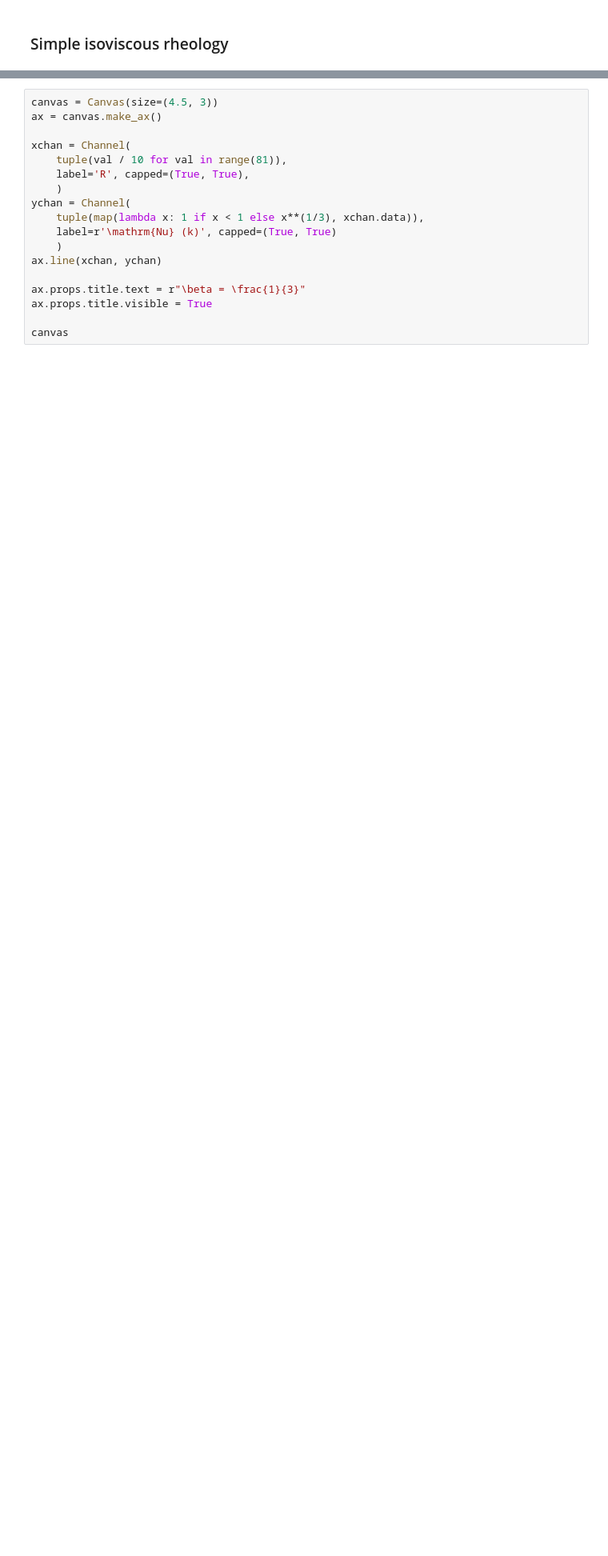
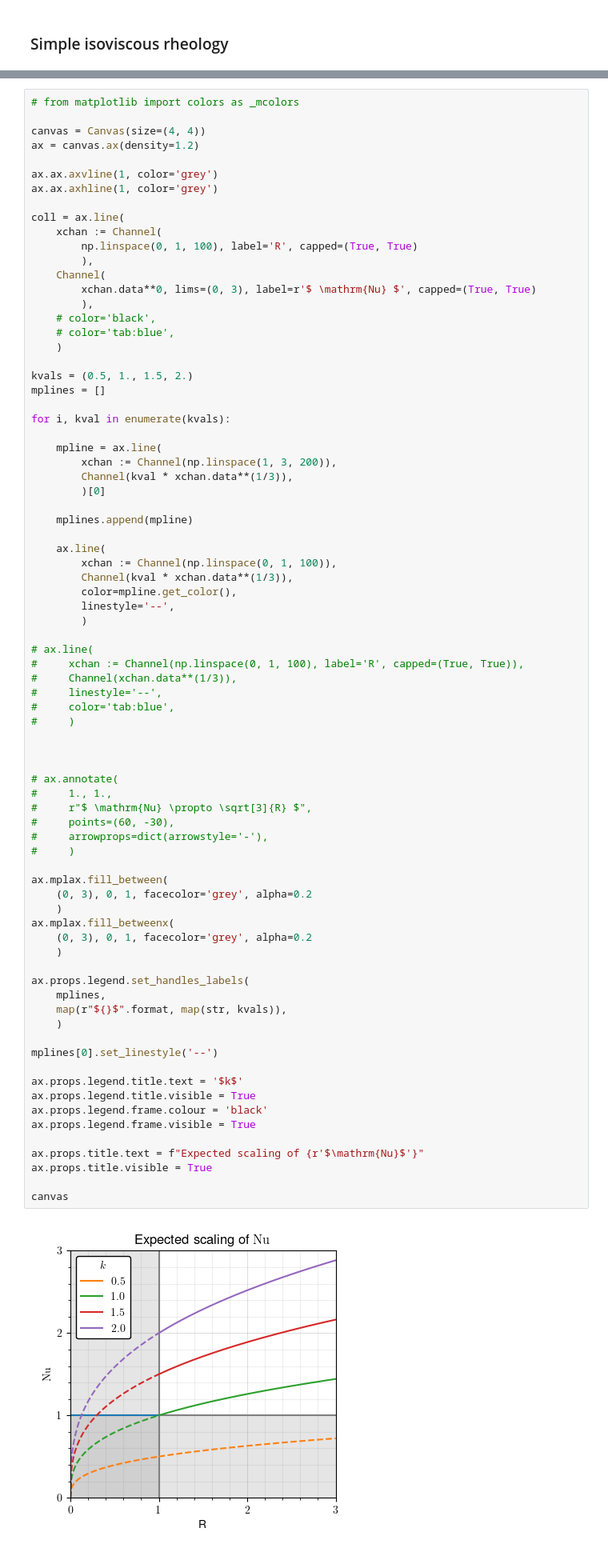
Before and after one commit to rsbyrne/thesis, a Jupyter notebook: book/content/chapter_04_isoviscous/background/simple.ipynb, the cells around one changed output, grey strips where cells are left out. Shown at 80% size. Cells and saved outputs as stored; diff of their text form; blank space fills up the shorter version.

```diff
--- a/book/content/chapter_04_isoviscous/background/simple.ipynb
+++ b/book/content/chapter_04_isoviscous/background/simple.ipynb
@@ -141,22 +118,84 @@ k R^{\beta}, & R > 1 \\
 $$
 
 A conditional definition like this implies a piecewise function. If the relation is in fact continuous, as would be natural, the behaviour at the limit $R \to 1$ is unclear. In practice, as we have discussed, the fate of any convecting system near this boundary will be heavily controlled by the particular distribution of hot and cold material at any given time.
-# %%
-canvas = Canvas(size=(4.5, 3))
-ax = canvas.make_ax()
-
-xchan = Channel(
-    tuple(val / 10 for val in range(81)),
-    label='R', capped=(True, True),
-    )
-ychan = Channel(
-    tuple(map(lambda x: 1 if x < 1 else x**(1/3), xchan.data)),
-    label=r'\mathrm{Nu} (k)', capped=(True, True)
-    )
-ax.line(xchan, ychan)
-
-ax.props.title.text = r"\beta = \frac{1}{3}"
-ax.props.title.visible = True
-
-canvas
+# %%
+# from matplotlib import colors as _mcolors
+
+canvas = Canvas(size=(4, 4))
+ax = canvas.ax(density=1.2)
+
+ax.ax.axvline(1, color='grey')
+ax.ax.axhline(1, color='grey')
+
+coll = ax.line(
+    xchan := Channel(
+        np.linspace(0, 1, 100), label='R', capped=(True, True)
+        ),
+    Channel(
+        xchan.data**0, lims=(0, 3), label=r'$ \mathrm{Nu} $', capped=(True, True)
+        ),
+    # color='black',
+    # color='tab:blue',
+    )
+
+kvals = (0.5, 1., 1.5, 2.)
+mplines = []
+
+for i, kval in enumerate(kvals):
+
+    mpline = ax.line(
+        xchan := Channel(np.linspace(1, 3, 200)),
+        Channel(kval * xchan.data**(1/3)),
+        )[0]
+
+    mplines.append(mpline)
+
+    ax.line(
+        xchan := Channel(np.linspace(0, 1, 100)),
+        Channel(kval * xchan.data**(1/3)),
+        color=mpline.get_color(),
+        linestyle='--',
+        )
+
+# ax.line(
+#     xchan := Channel(np.linspace(0, 1, 100), label='R', capped=(True, True)),
+#     Channel(xchan.data**(1/3)),
+#     linestyle='--',
+#     color='tab:blue',
+#     )
+
+
+
+# ax.annotate(
+#     1., 1.,
+#     r"$ \mathrm{Nu} \propto \sqrt[3]{R} $",
+#     points=(60, -30),
+#     arrowprops=dict(arrowstyle='-'),
+#     )
+
+ax.mplax.fill_between(
+    (0, 3), 0, 1, facecolor='grey', alpha=0.2
+    )
+ax.mplax.fill_betweenx(
+    (0, 3), 0, 1, facecolor='grey', alpha=0.2
+    )
+
+ax.props.legend.set_handles_labels(
+    mplines,
+    map(r"${}$".format, map(str, kvals)),
+    )
+
+mplines[0].set_linestyle('--')
+
+ax.props.legend.title.text = '$k$'
+ax.props.legend.title.visible = True
+ax.props.legend.frame.colour = 'black'
+ax.props.legend.frame.visible = True
+
+ax.props.title.text = f"Expected scaling of {r'$\mathrm{Nu}$'}"
+ax.props.title.visible = True
+
+canvas
+# %% [output]
+[figure, added]
 # %% [markdown]
```
Also changed, not shown: parts of 6 cells of this notebook, 8 other files.
